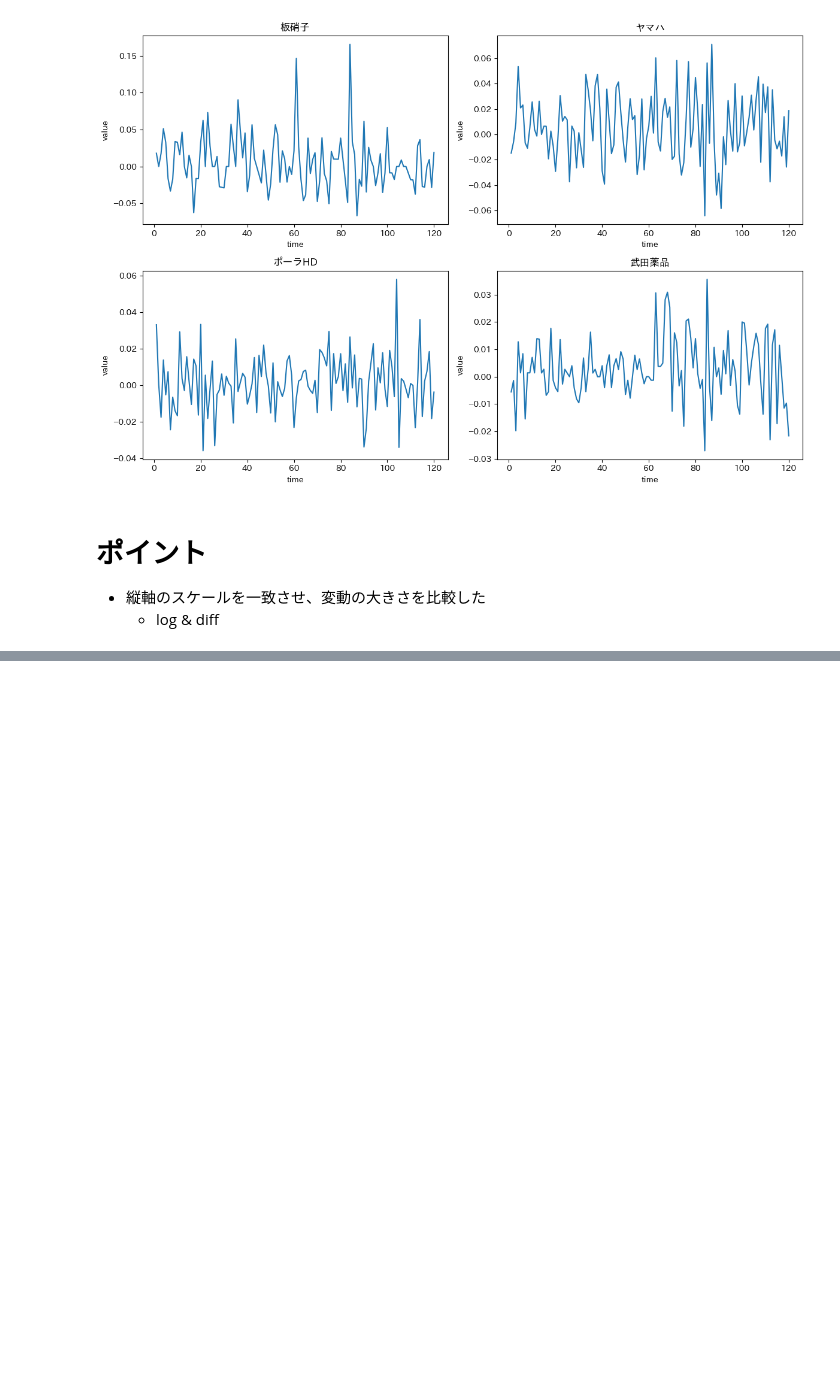
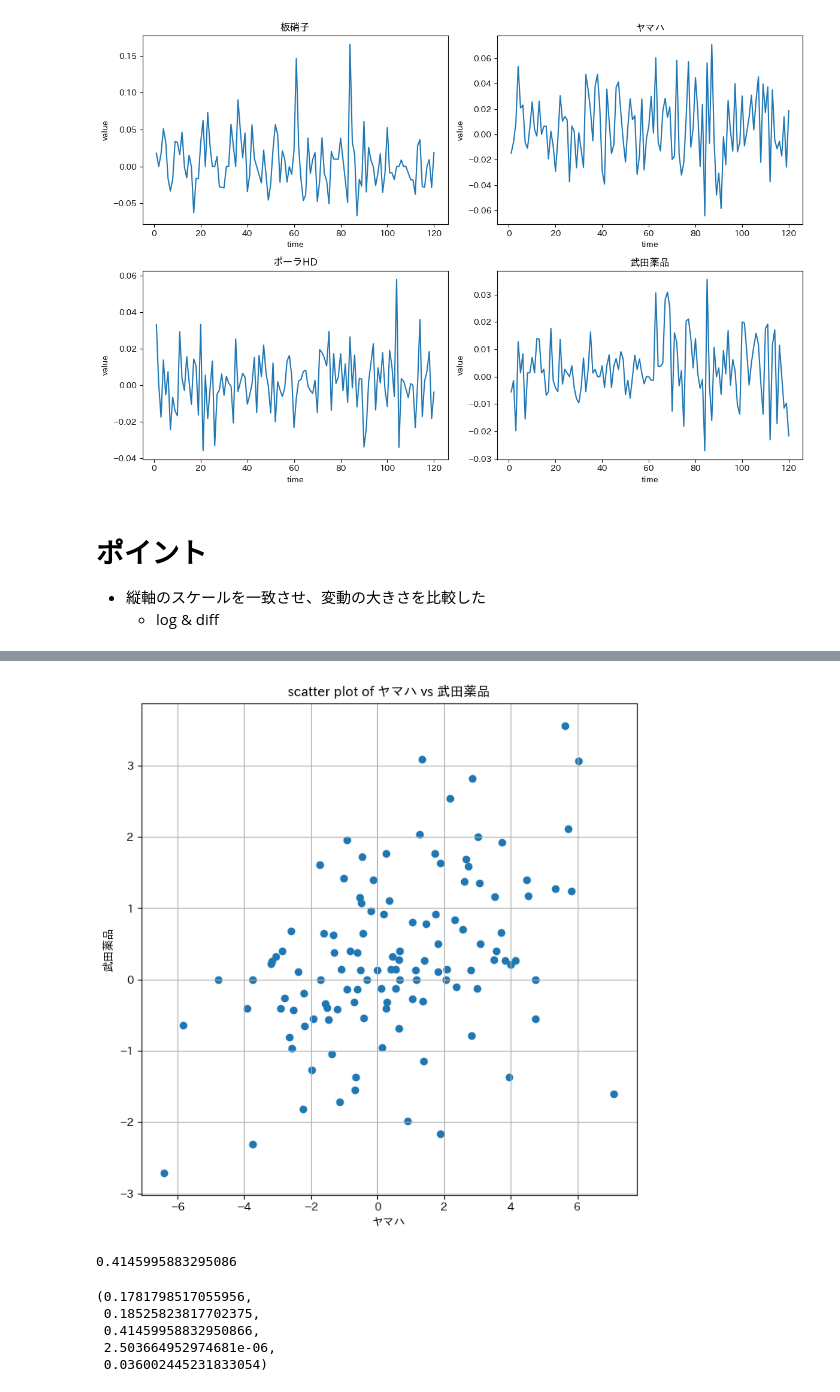
Before and after one commit to shunsuke-tsumori/timeseries_python, a Jupyter notebook: chap2.ipynb, the cells around one changed output, grey strips where cells are left out. Drawn from its saved outputs; the diff is of its cells as text; code cells hidden in the pictures; blank space fills up the shorter version.

```diff
--- a/chap2.ipynb
+++ b/chap2.ipynb
@@ -90,0 +130,25 @@ plt.show()
+# %%
+plt.figure(figsize=(8, 8))
+plt.scatter(df["x7272"], df["x4502"])
+plt.title("scatter plot of ヤマハ vs 武田薬品")
+plt.xlabel("ヤマハ")
+plt.ylabel("武田薬品")
+plt.grid(True)
+plt.show()
+# %% [output]
+[figure, added]
+# %%
+cor = np.corrcoef(df["x7272"], df["x4502"])[0, 1]
+cor
+# %% [output]
+0.4145995883295086
+# %%
+from scipy import stats
+slope, intercept, r_val, p_val, std_err = stats.linregress(df["x7272"], df["x4502"])
+slope, intercept, r_val, p_val, std_err
+# %% [output]
+(0.1781798517055956,
+ 0.18525823817702375,
+ 0.41459958832950866,
+ 2.503664952974681e-06,
+ 0.036002445231833054)
```
Also changed, not shown: parts of 9 cells of this notebook, 1 other file.
